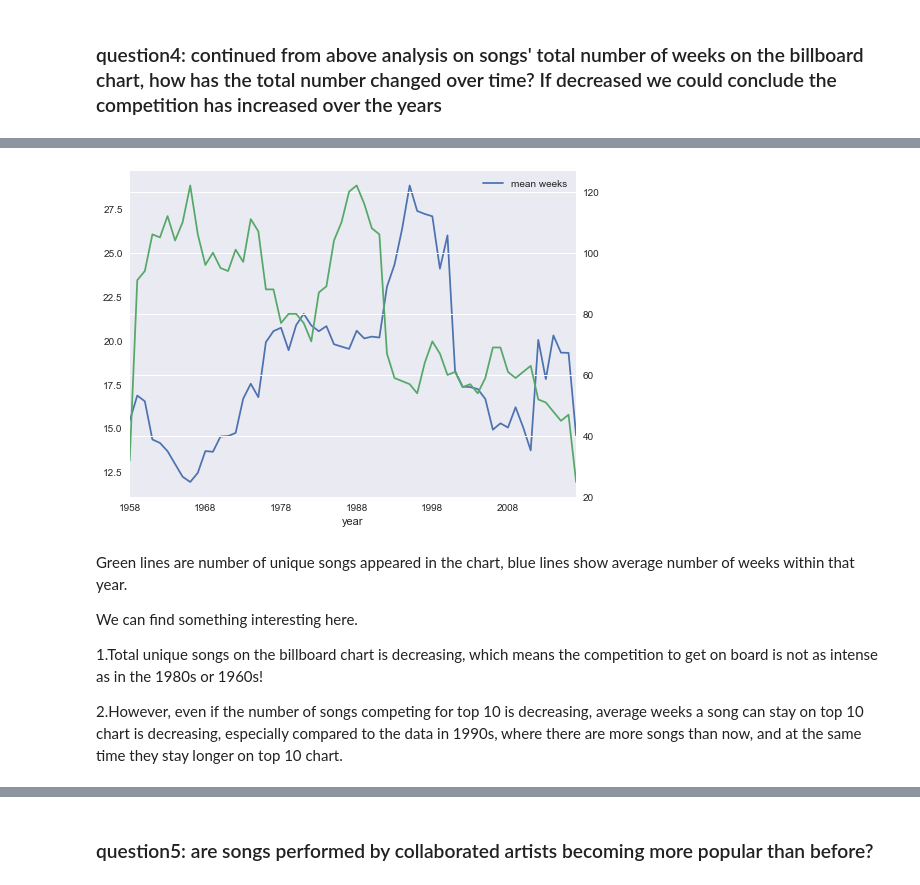
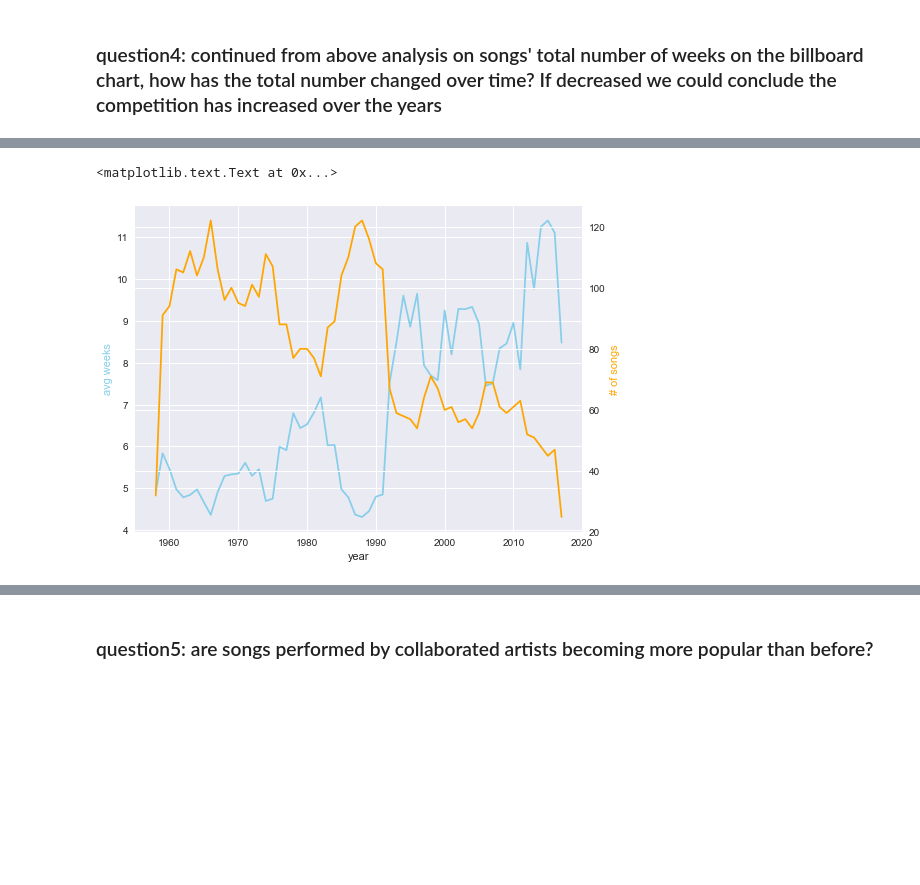
Before and after one commit to bxnxiong/Data-Science-Portfolio, a Jupyter notebook: Capstone-Project-I/2 exploratory data analysis.ipynb, the cells around one changed output, grey strips where cells are left out. Saved outputs shown, nothing was run; the diff lists cells and outputs as text; code cells hidden in the pictures; blank space fills up the shorter version.

```diff
--- a/Capstone-Project-I/2 exploratory data analysis.ipynb
+++ b/Capstone-Project-I/2 exploratory data analysis.ipynb
@@ -130,17 +143,14 @@ song_weeks.head(2)
-# %%
-fig,ax = plt.subplots()
-song_weeks.groupby('year').mean().plot(ax=ax,kind='line',sharex = True,label='mean weeks')
-song_weeks.groupby('year').size().plot(ax=ax,kind='line',sharex = True,secondary_y=True,label='total songs')
-lines, _ = ax.get_legend_handles_labels()
-ax.legend(lines, ['mean weeks','total songs'], loc='best') # why it's not showing the second label?!
-plt.show()
-# %% [output]
-[figure, removed]
-# %% [markdown]
-Green lines are number of unique songs appeared in the chart, blue lines show average number of weeks within that year.
-
-We can find something interesting here.
-
-1.Total unique songs on the billboard chart is decreasing, which means the competition to get on board is not as intense as in the 1980s or 1960s!
-
-2.However, even if the number of songs competing for top 10 is decreasing, average weeks a song can stay on top 10 chart is decreasing, especially compared to the data in 1990s, where there are more songs than now, and at the same time they stay longer on top 10 chart.
+# %%
+mean_weeks = song_weeks.groupby('year').mean()
+
+total_songs = song_weeks.groupby('year').size()
+fig,ax1 = plt.subplots()
+ax2 = ax1.twinx()
+ax1.plot(mean_weeks,color='skyblue')
+ax2.plot(total_songs,color='orange')
+ax1.set_xlabel('year')
+ax1.set_ylabel('avg weeks',color='skyblue')
+ax2.set_ylabel('# of songs',color='orange')
+# %% [output]
+<matplotlib.text.Text at 0x...>
+[figure, added]
```
Also changed, not shown: parts of 17 cells of this notebook.
